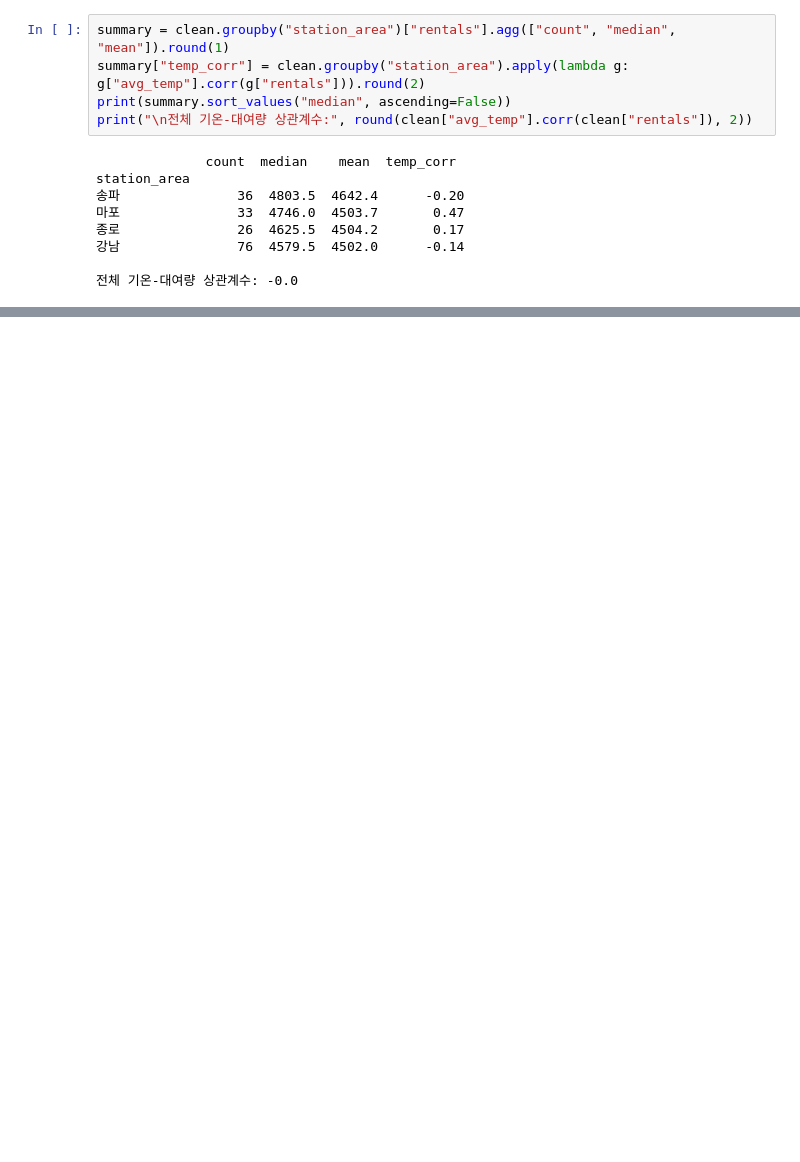
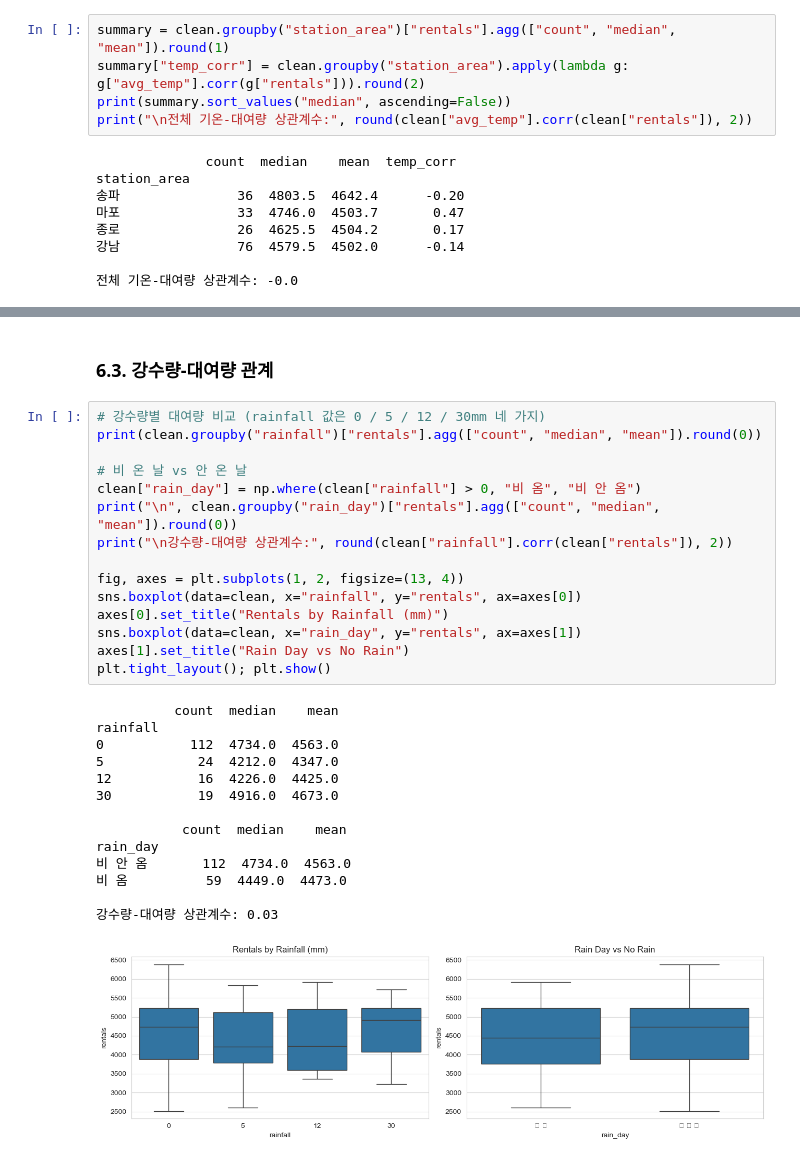
Before and after one commit to yeeunkim-dev/ai-data-bootcamp, a Jupyter notebook: D002/따릉이 대여 데이터 - 기초 EDA 리포트.ipynb, the cells around one changed output, grey strips where cells are left out. Drawn from its saved outputs; the diff is of its cells as text; blank space fills up the shorter version.

```diff
--- a/D002/따릉이 대여 데이터 - 기초 EDA 리포트.ipynb
+++ b/D002/따릉이 대여 데이터 - 기초 EDA 리포트.ipynb
@@ -309 +317,33 @@ temp_bin
 - 오르막과 내리막이 상쇄되어 전체 상관계수는 -0.0으로 나타나므로, 상관계수만으로는 관계를 판단할 수 없음
+# %% [markdown]
+### 6.3. 강수량-대여량 관계
+# %%
+# 강수량별 대여량 비교 (rainfall 값은 0 / 5 / 12 / 30mm 네 가지)
+print(clean.groupby("rainfall")["rentals"].agg(["count", "median", "mean"]).round(0))
+
+# 비 온 날 vs 안 온 날
+clean["rain_day"] = np.where(clean["rainfall"] > 0, "비 옴", "비 안 옴")
+print("\n", clean.groupby("rain_day")["rentals"].agg(["count", "median", "mean"]).round(0))
+print("\n강수량-대여량 상관계수:", round(clean["rainfall"].corr(clean["rentals"]), 2))
+
+fig, axes = plt.subplots(1, 2, figsize=(13, 4))
+sns.boxplot(data=clean, x="rainfall", y="rentals", ax=axes[0])
+axes[0].set_title("Rentals by Rainfall (mm)")
+sns.boxplot(data=clean, x="rain_day", y="rentals", ax=axes[1])
+axes[1].set_title("Rain Day vs No Rain")
+plt.tight_layout(); plt.show()
+# %% [output]
+          count  median    mean
+rainfall
+0           112  4734.0  4563.0
+5            24  4212.0  4347.0
+12           16  4226.0  4425.0
+30           19  4916.0  4673.0
+
+           count  median    mean
+rain_day
+비 안 옴       112  4734.0  4563.0
+비 옴          59  4449.0  4473.0
+
+강수량-대여량 상관계수: 0.03
+[figure, added]
```
Also changed, not shown: parts of 21 cells of this notebook.
